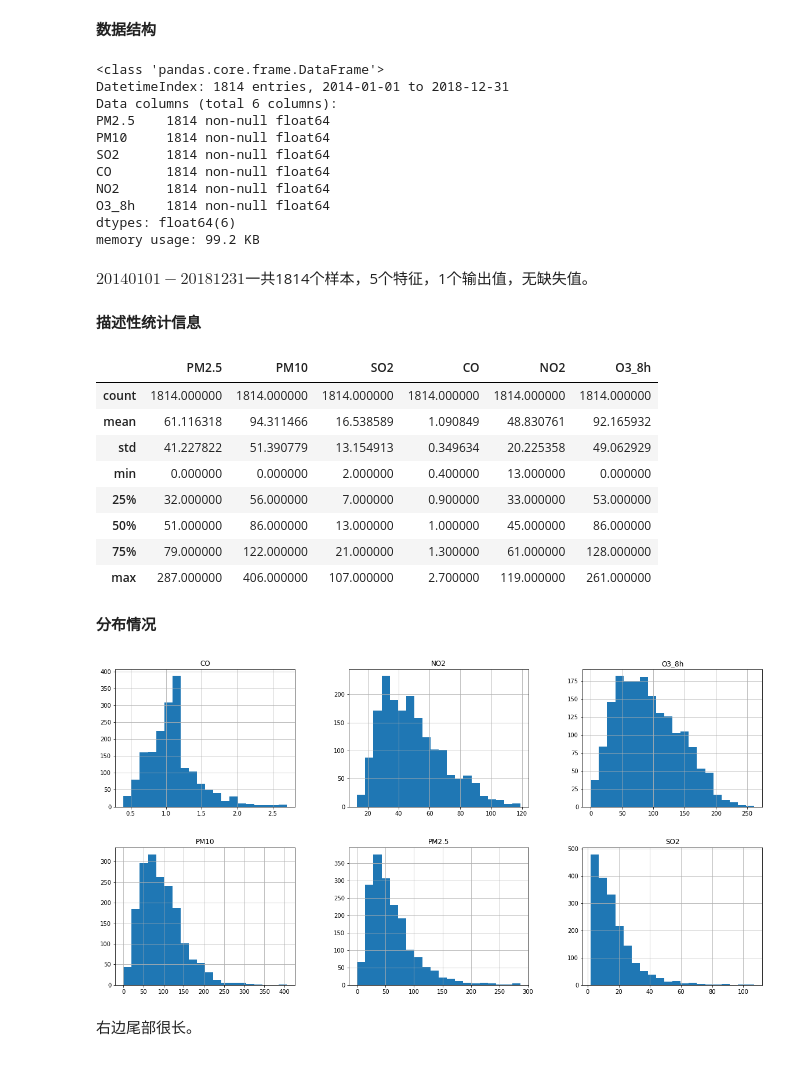
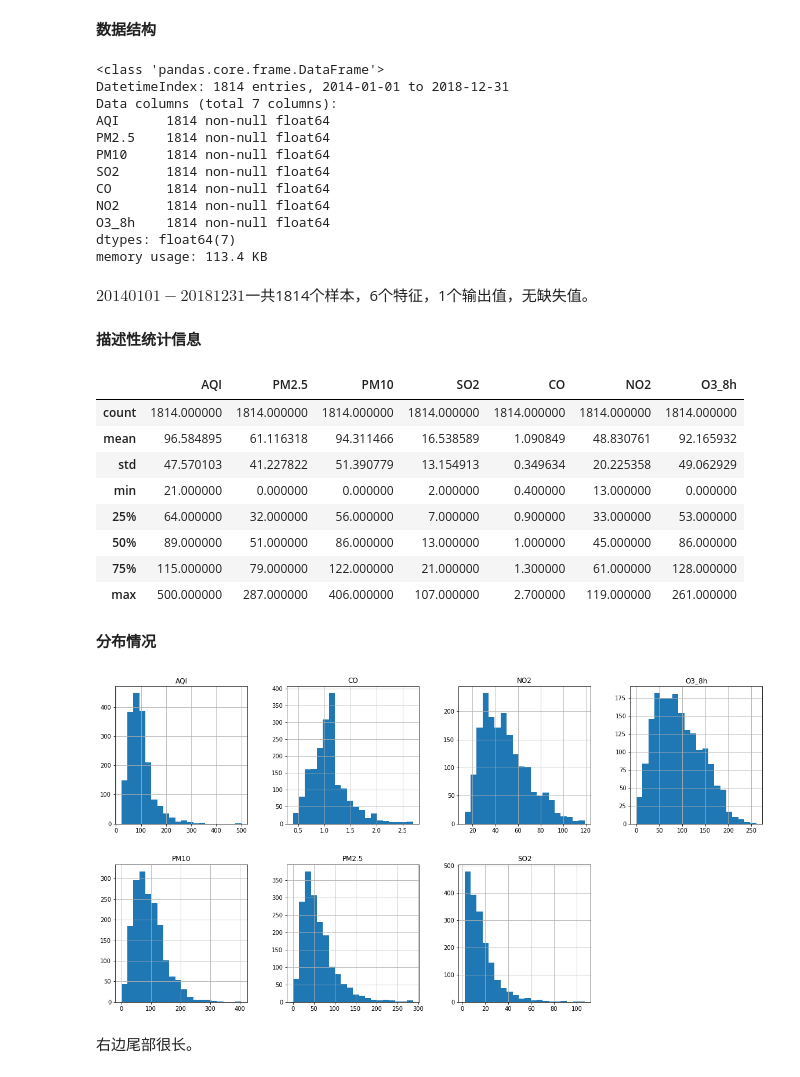
Before and after one commit to aimar112982/AQIstudy-1, a Jupyter notebook: AQI_analysis/LinRegforAQI.ipynb, the cells around one changed output. Cells and saved outputs as stored; diff of their text form; code cells hidden in the pictures.

```diff
--- a/AQI_analysis/LinRegforAQI.ipynb
+++ b/AQI_analysis/LinRegforAQI.ipynb
@@ -82,10 +80,8 @@ import pandas as pd
 import numpy as np
 
 wh_data = pd.read_csv('../AQI_maincity/武汉.csv',index_col='date', encoding='utf-8', engine='python')
-wh_data.drop(index=wh_data[wh_data['质量等级']=='无'].index, columns=['AQI','质量等级'], inplace=True) # 删除异常值和无关变量
+wh_data.drop(index=wh_data[wh_data['质量等级']=='无'].index, columns=['质量等级'], inplace=True) # 删除异常值和无关变量
 wh_data = wh_data.astype(np.float64)
-idx = pd.to_datetime(wh_data.index, format='%Y-%m-%d')
-wh_data.index = idx
-wh_data.name = 'wh'
+wh_data.index = pd.to_datetime(wh_data.index, format='%Y-%m-%d')
 wh_data.head()
 # %% [output]
@@ -105,41 +101,42 @@ wh_data.info()
 # %% [output]
 <class 'pandas.core.frame.DataFrame'>
 DatetimeIndex: 1814 entries, 2014-01-01 to 2018-12-31
-Data columns (total 6 columns):
+Data columns (total 7 columns):
+AQI      1814 non-null float64
 PM2.5    1814 non-null float64
 PM10     1814 non-null float64
 SO2      1814 non-null float64
 CO       1814 non-null float64
 NO2      1814 non-null float64
 O3_8h    1814 non-null float64
-dtypes: float64(6)
-memory usage: 99.2 KB
+dtypes: float64(7)
+memory usage: 113.4 KB
 # %% [markdown]
-$20140101-20181231$一共1814个样本，5个特征，1个输出值，无缺失值。
+$20140101-20181231$一共1814个样本，6个特征，1个输出值，无缺失值。
 # %% [markdown]
 **描述性统计信息**
 # %%
 wh_data.describe()
 # %% [output]
-|  | PM2.5 | PM10 | SO2 | CO | NO2 | O3_8h |
-| count | 1814.000000 | 1814.000000 | 1814.000000 | 1814.000000 | 1814.000000 | 1814.000000 |
-| mean | 61.116318 | 94.311466 | 16.538589 | 1.090849 | 48.830761 | 92.165932 |
-| std | 41.227822 | 51.390779 | 13.154913 | 0.349634 | 20.225358 | 49.062929 |
-| min | 0.000000 | 0.000000 | 2.000000 | 0.400000 | 13.000000 | 0.000000 |
-| 25% | 32.000000 | 56.000000 | 7.000000 | 0.900000 | 33.000000 | 53.000000 |
-| 50% | 51.000000 | 86.000000 | 13.000000 | 1.000000 | 45.000000 | 86.000000 |
-| 75% | 79.000000 | 122.000000 | 21.000000 | 1.300000 | 61.000000 | 128.000000 |
-| max | 287.000000 | 406.000000 | 107.000000 | 2.700000 | 119.000000 | 261.000000 |
+|  | AQI | PM2.5 | PM10 | SO2 | CO | NO2 | O3_8h |
+| count | 1814.000000 | 1814.000000 | 1814.000000 | 1814.000000 | 1814.000000 | 1814.000000 | 1814.000000 |
+| mean | 96.584895 | 61.116318 | 94.311466 | 16.538589 | 1.090849 | 48.830761 | 92.165932 |
+| std | 47.570103 | 41.227822 | 51.390779 | 13.154913 | 0.349634 | 20.225358 | 49.062929 |
+| min | 21.000000 | 0.000000 | 0.000000 | 2.000000 | 0.400000 | 13.000000 | 0.000000 |
+| 25% | 64.000000 | 32.000000 | 56.000000 | 7.000000 | 0.900000 | 33.000000 | 53.000000 |
+| 50% | 89.000000 | 51.000000 | 86.000000 | 13.000000 | 1.000000 | 45.000000 | 86.000000 |
+| 75% | 115.000000 | 79.000000 | 122.000000 | 21.000000 | 1.300000 | 61.000000 | 128.000000 |
+| max | 500.000000 | 287.000000 | 406.000000 | 107.000000 | 2.700000 | 119.000000 | 261.000000 |
 # %% [markdown]
 **分布情况**
 # %%
 import matplotlib.pyplot as plt
 %matplotlib inline
 
-wh_data.hist(bins=20, figsize=(20,10), layout=(2,3))
+wh_data.hist(bins=20, figsize=(20,10), layout=(2,-1))
 plt.show()
 # %% [output]
-[figure, old version]
+[figure, new version]
 # %% [markdown]
 右边尾部很长。
 # %% [markdown]
```
Also changed, not shown: parts of 19 cells of this notebook.
